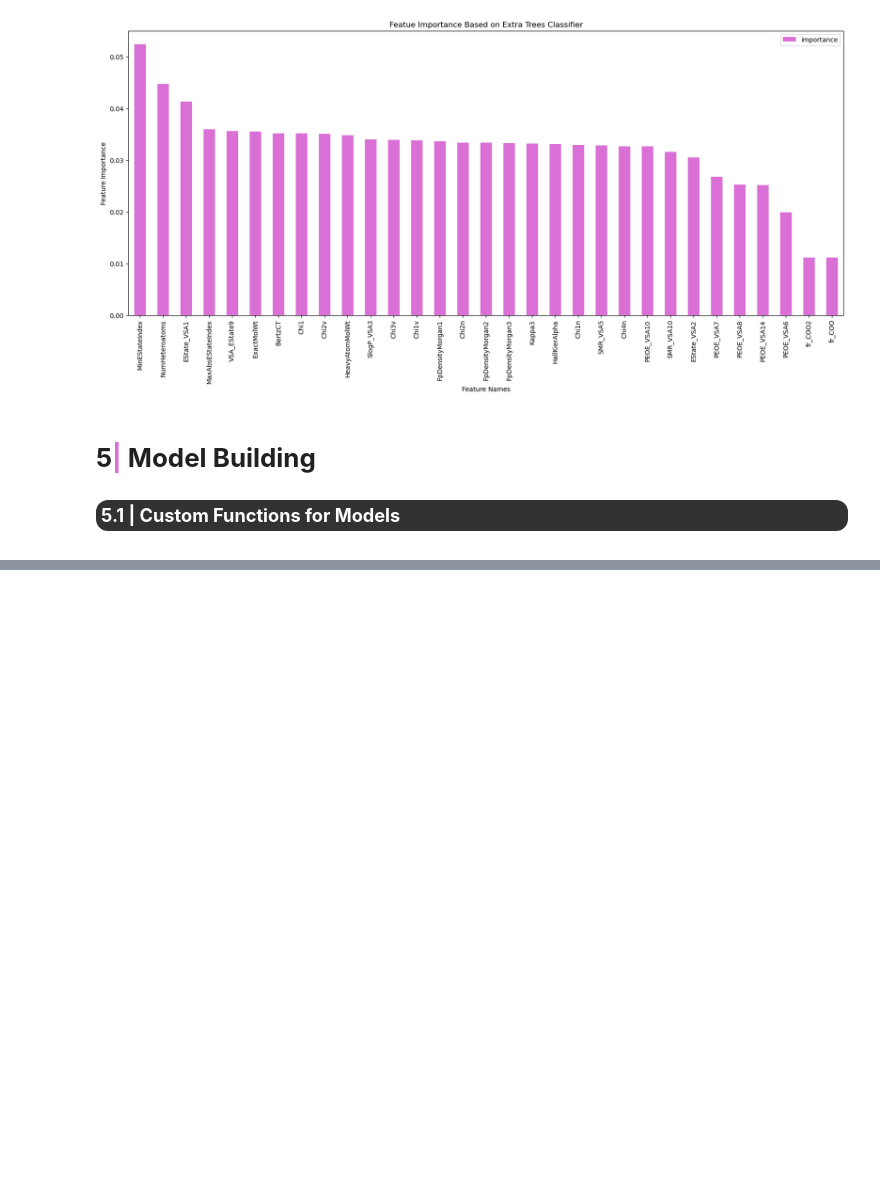
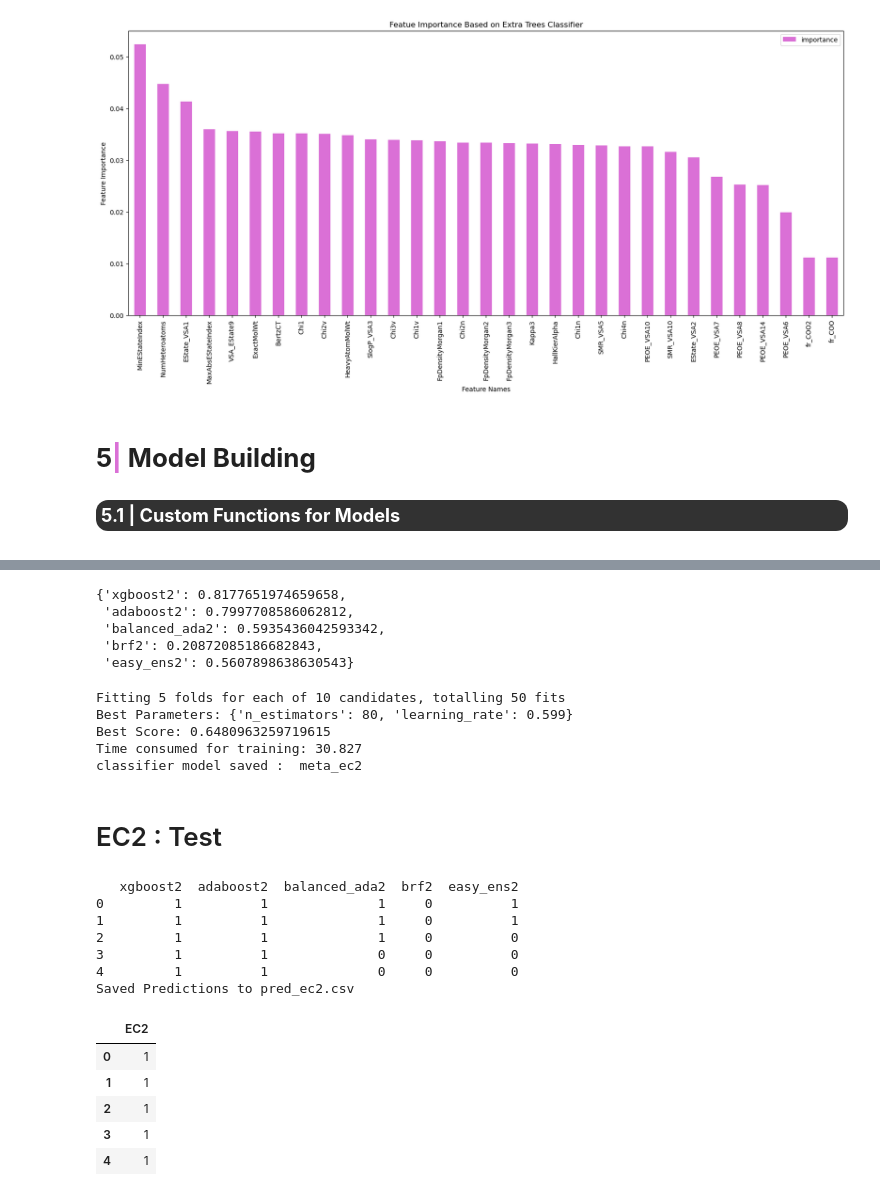
Before and after one commit to ritzi12/Python-Projects, a Jupyter notebook: multi-label-enzyme-classif.ipynb, the cells around one changed output, grey strips where cells are left out. Cells and saved outputs as stored; diff of their text form; code cells hidden in the pictures; blank space fills up the shorter version.

Commit message:
Kaggle Notebook | Multi-Label Enzyme Classif | Version 7

```diff
--- a/multi-label-enzyme-classif.ipynb
+++ b/multi-label-enzyme-classif.ipynb
@@ -647,0 +727,17 @@ pred_ec1_df.to_csv("/kaggle/working/pred.csv",index=False)
+# %%
+# Load Models
+models_ec2 = {}
+names = ["xgboost2","adaboost2","balanced_ada2","brf2","easy_ens2"]
+
+for n in names:
+    models_ec2[n] = load_model(n)
+else:
+    print("Models Loaded Successfully !!")
+
+# Generate Predictions
+pred_val_ec2 = pd.DataFrame()
+for k,m in models_ec2.items():
+    pred_val_ec2[k] = gen_predict(m,X_fe,k)
+else:
+    print("Predictions for validations generated!!")
+    print(pred_val_ec2.head())
@@ -647,0 +753,58 @@ pred_ec1_df.to_csv("/kaggle/working/pred.csv",index=False)
+# %%
+scores = {}
+for i in pred_val_ec2.columns:
+    scores[i] = accuracy_score(target_ec2,pred_val_ec2[i])
+
+scores
+# %% [output]
+{'xgboost2': 0.8177651974659658,
+ 'adaboost2': 0.7997708586062812,
+ 'balanced_ada2': 0.5935436042593342,
+ 'brf2': 0.20872085186682843,
+ 'easy_ens2': 0.5607898638630543}
+# %%
+# Calling AdaBoost
+model_meta_ec2 = adaboost(pred_val_ec2,target_ec2,"meta_ec2")
+# %% [output]
+Fitting 5 folds for each of 10 candidates, totalling 50 fits
+Best Parameters: {'n_estimators': 80, 'learning_rate': 0.599}
+Best Score: 0.6480963259719615
+Time consumed for training: 30.827
+classifier model saved :  meta_ec2
+# %% [markdown]
+# EC2 : Test
+# %%
+# Generate Predictions
+pred_test_ec2 = pd.DataFrame()
+c=1
+for k,m in models_ec2.items():
+    pred_test_ec2[k] = gen_predict(m,X_test,k)
+else:
+    print(pred_test_ec2.head())
+    print("Saved Predictions to pred_ec2.csv")
+    pred_test_ec2.to_csv("/kaggle/working/pred_ec2.csv",index=False)
+
+
+#Load Meta Classifier
+model_meta_ec2 = load_model("meta_ec2")
+
+#Final Predictions
+final_pred= pd.DataFrame()
+final_pred["EC2"]= gen_predict(model_meta_ec2,pred_test_ec2,"final")
+
+final_pred.to_csv("final.csv",index=False)
+final_pred.head()
+# %% [output]
+   xgboost2  adaboost2  balanced_ada2  brf2  easy_ens2
+0         1          1              1     0          1
+1         1          1              1     0          1
+2         1          1              1     0          0
+3         1          1              0     0          0
+4         1          1              0     0          0
+Saved Predictions to pred_ec2.csv
+|  | EC2 |
+| 0 | 1 |
+| 1 | 1 |
+| 2 | 1 |
+| 3 | 1 |
+| 4 | 1 |
```
Also changed, not shown: parts of 26 cells of this notebook.
